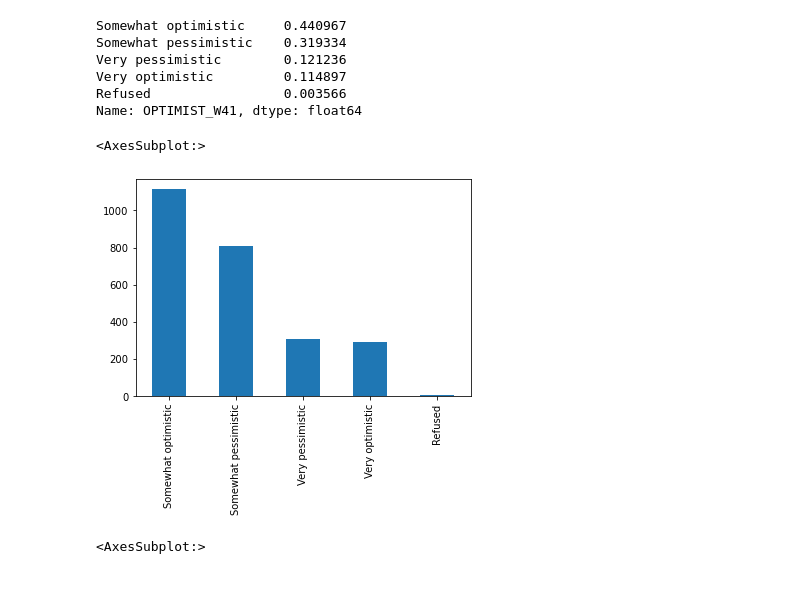
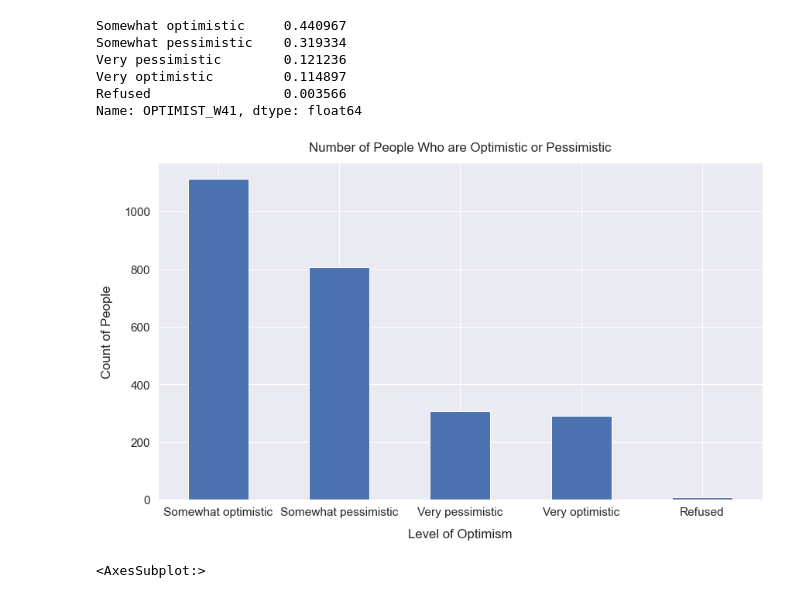
Before and after one commit to american-perspectives-capstone/american-attitudes, a Jupyter notebook: alexia_scratch.ipynb, the cells around one changed output. Saved outputs shown, nothing was run; the diff lists cells and outputs as text; code cells hidden in the pictures.

```diff
--- a/alexia_scratch.ipynb
+++ b/alexia_scratch.ipynb
@@ -32,10 +33,13 @@ Very optimistic         0.114897
 Refused                 0.003566
 Name: OPTIMIST_W41, dtype: float64
 # %%
-df.OPTIMIST_W41.value_counts().plot(kind='bar')
+df.OPTIMIST_W41.value_counts().plot(kind='bar', figsize=(14, 8), rot=0)
+sns.set(font_scale=1.4)
+plt.xlabel("Level of Optimism", labelpad=14)
+plt.ylabel("Count of People", labelpad=14)
+plt.title("Number of People Who are Optimistic or Pessimistic", y=1.02);
 # %% [output]
-<AxesSubplot:>
-[figure, old version]
+[figure, new version]
 # %%
 df.OPTIMIST_W41.value_counts(normalize=True).plot(kind='bar')
 # %% [output]
```
Also changed, not shown: parts of 1 cell of this notebook.
